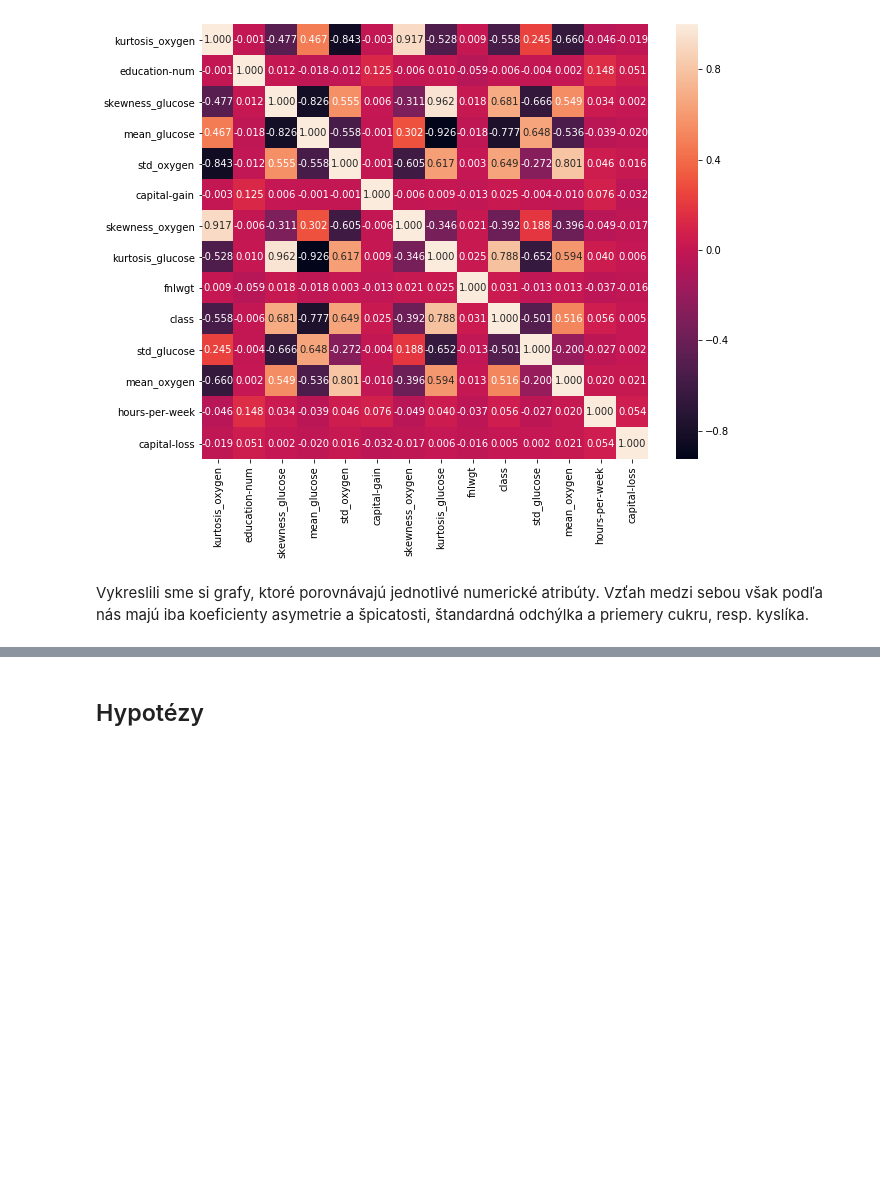
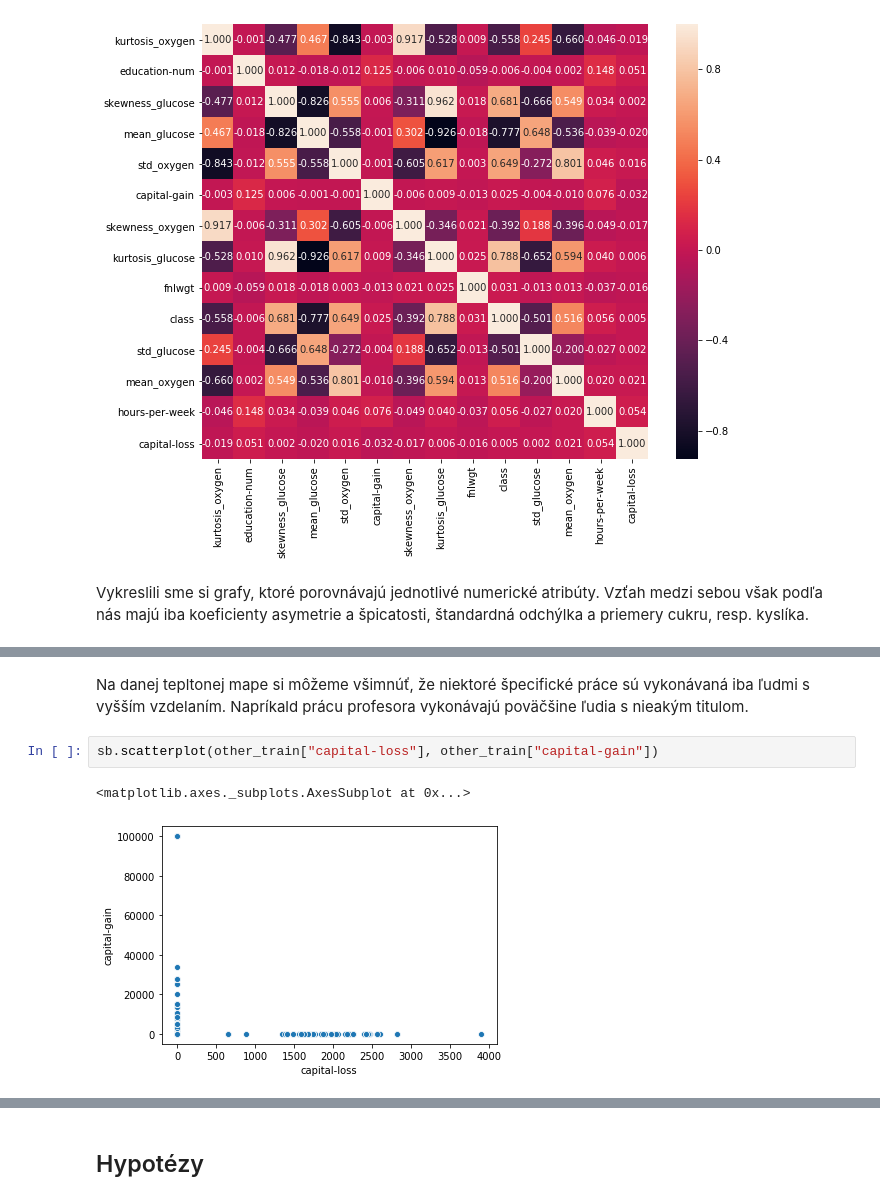
Before and after one commit to xheban/IAU-projekt, a Jupyter notebook: Projekt.ipynb, the cells around one changed output, grey strips where cells are left out. Drawn from its saved outputs; the diff is of its cells as text; blank space fills up the shorter version.

```diff
--- a/Projekt.ipynb
+++ b/Projekt.ipynb
@@ -714,0 +722,7 @@ Vykreslili sme si grafy, ktoré porovnávajú jednotlivé numerické atribúty.
+# %% [markdown]
+Na danej tepltonej mape si môžeme všimnúť, že niektoré špecifické práce sú vykonávaná iba ľudmi s vyšším vzdelaním. Napríkald prácu profesora vykonávajú poväčšine ľudia s nieakým titulom.
+# %%
+sb.scatterplot(other_train["capital-loss"], other_train["capital-gain"])
+# %% [output]
+<matplotlib.axes._subplots.AxesSubplot at 0x...>
+[figure, added]
```
Also changed, not shown: parts of 25 cells of this notebook.
